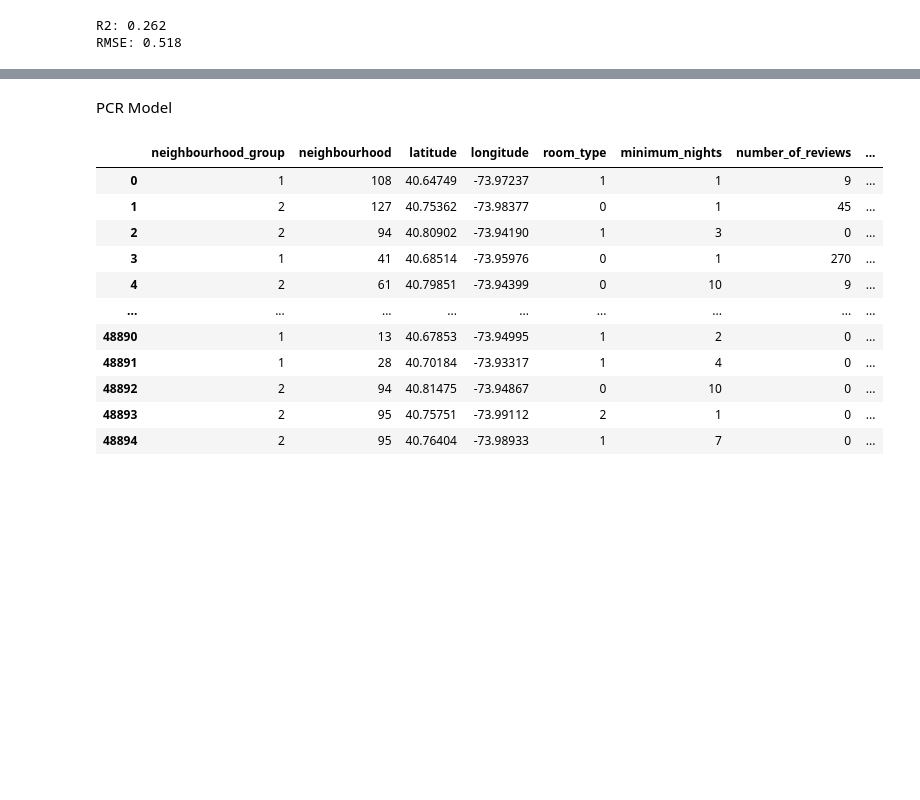
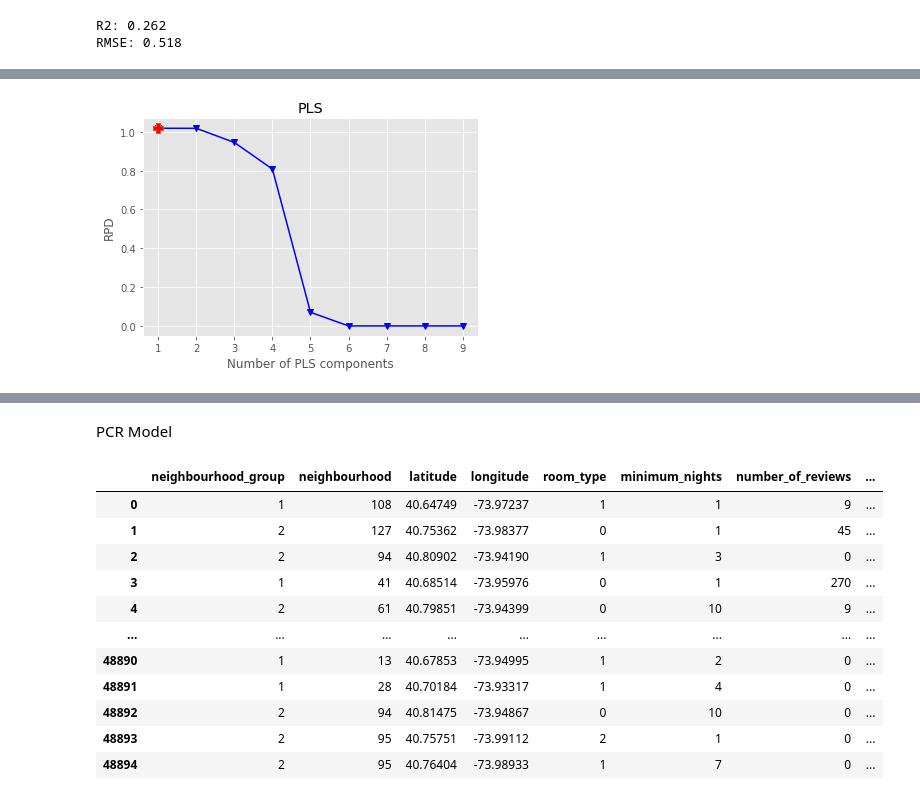
Before and after one commit to caiocmb7/MachineLearning-DS, a Jupyter notebook: ICA/HW1/Final/Homework_1_ICA_Parte_2.ipynb, the cells around one changed output, grey strips where cells are left out. Saved outputs shown, nothing was run; the diff lists cells and outputs as text; code cells hidden in the pictures; blank space fills up the shorter version.

```diff
--- a/ICA/HW1/Final/Homework_1_ICA_Parte_2.ipynb
+++ b/ICA/HW1/Final/Homework_1_ICA_Parte_2.ipynb
@@ -618,0 +919,4 @@ RMSE: 0.518
+# %%
+plot_metrics(rpds, 'RPD', 'max')
+# %% [output]
+[figure, added]
```
Also changed, not shown: parts of 35 cells of this notebook.
